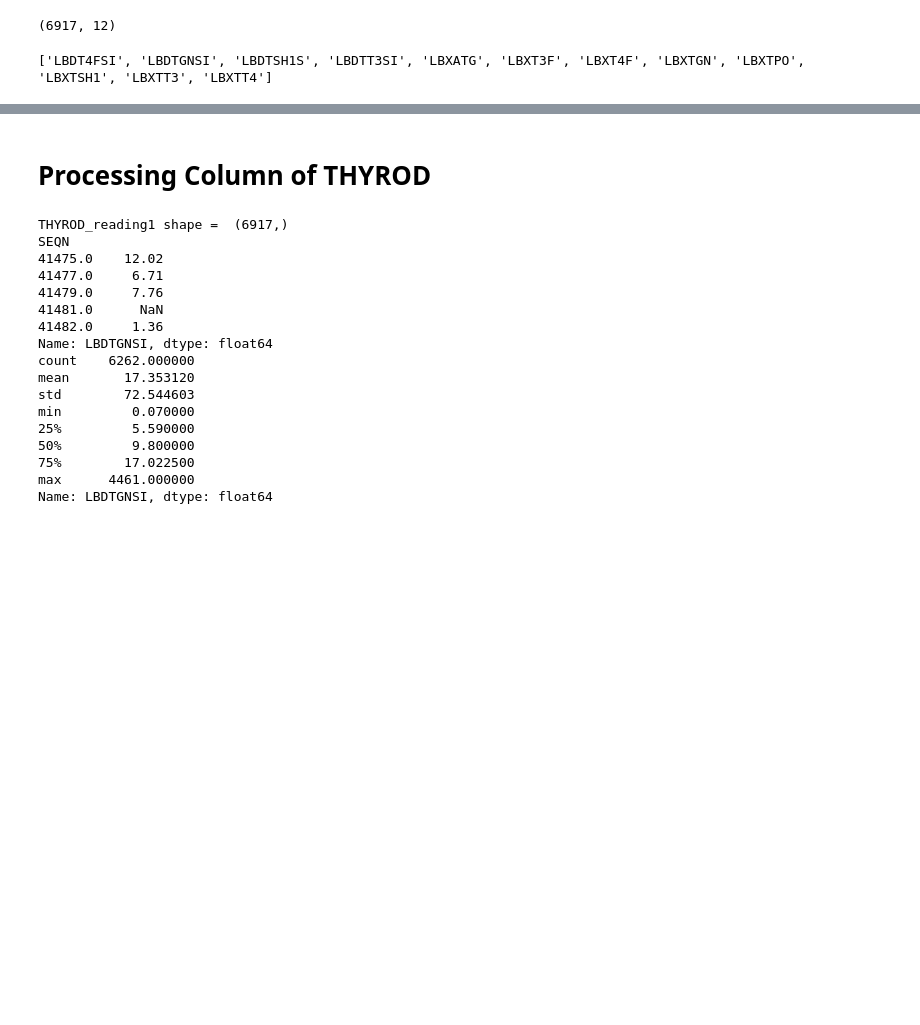
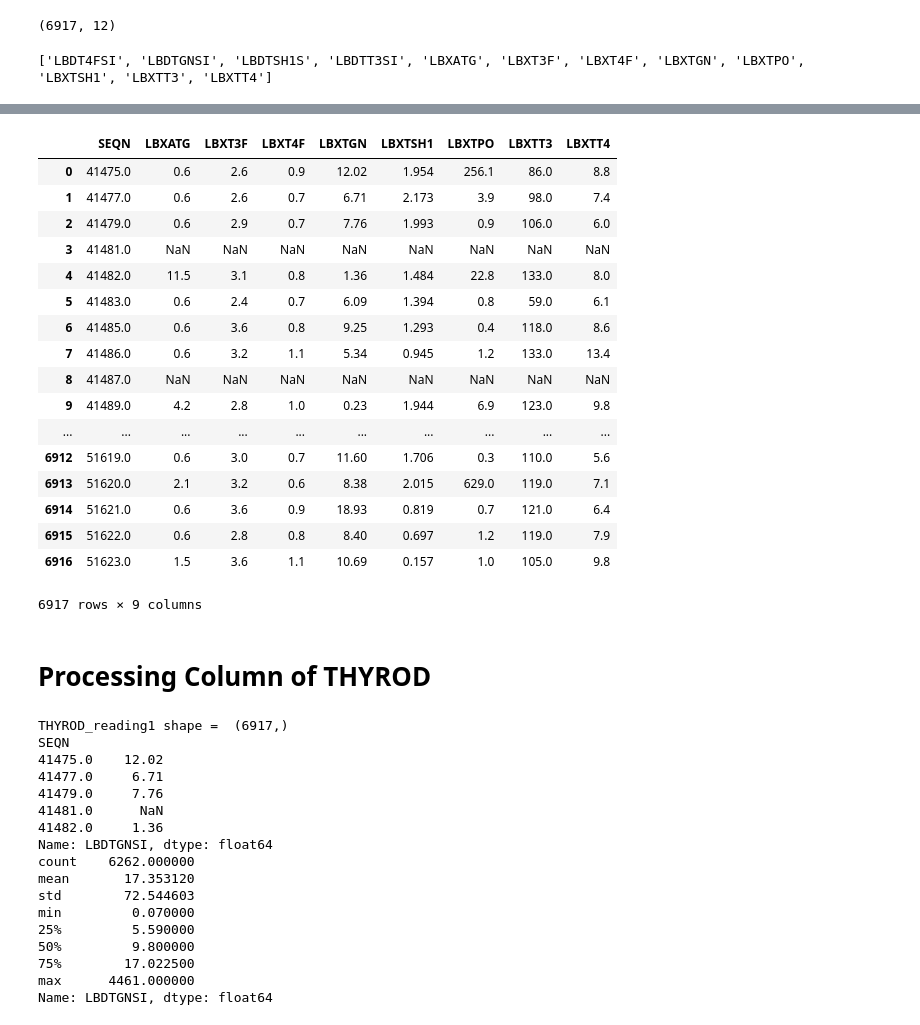
Before and after one commit to basyal4u/CDCDiab_2.0, a Jupyter notebook: P_Lab_THYROD.ipynb, the cells around one changed output, grey strips where cells are left out. Cells and saved outputs as stored; diff of their text form; code cells hidden in the pictures; blank space fills up the shorter version.

```diff
--- a/P_Lab_THYROD.ipynb
+++ b/P_Lab_THYROD.ipynb
@@ -28,0 +45,2 @@ print(sorted(A))
+# %%
+THYROD_filter = THYROD.filter(['LBXATG','LBXT3F','LBXT4F','LBXTGN','LBXTSH1','LBXTPO','LBXTT3','LBXTT4'])
@@ -28,0 +59,21 @@ print(sorted(A))
+# %%
+THYROD_filter.reset_index()
+# %% [output]
+|  | SEQN | LBXATG | LBXT3F | LBXT4F | LBXTGN | LBXTSH1 | LBXTPO | LBXTT3 | LBXTT4 |
+| 0 | 41475.0 | 0.6 | 2.6 | 0.9 | 12.02 | 1.954 | 256.1 | 86.0 | 8.8 |
+| 1 | 41477.0 | 0.6 | 2.6 | 0.7 | 6.71 | 2.173 | 3.9 | 98.0 | 7.4 |
+| 2 | 41479.0 | 0.6 | 2.9 | 0.7 | 7.76 | 1.993 | 0.9 | 106.0 | 6.0 |
+| 3 | 41481.0 | NaN | NaN | NaN | NaN | NaN | NaN | NaN | NaN |
+| 4 | 41482.0 | 11.5 | 3.1 | 0.8 | 1.36 | 1.484 | 22.8 | 133.0 | 8.0 |
+| 5 | 41483.0 | 0.6 | 2.4 | 0.7 | 6.09 | 1.394 | 0.8 | 59.0 | 6.1 |
+| 6 | 41485.0 | 0.6 | 3.6 | 0.8 | 9.25 | 1.293 | 0.4 | 118.0 | 8.6 |
+| 7 | 41486.0 | 0.6 | 3.2 | 1.1 | 5.34 | 0.945 | 1.2 | 133.0 | 13.4 |
+| 8 | 41487.0 | NaN | NaN | NaN | NaN | NaN | NaN | NaN | NaN |
+| 9 | 41489.0 | 4.2 | 2.8 | 1.0 | 0.23 | 1.944 | 6.9 | 123.0 | 9.8 |
+| ... | ... | ... | ... | ... | ... | ... | ... | ... | ... |
+| 6912 | 51619.0 | 0.6 | 3.0 | 0.7 | 11.60 | 1.706 | 0.3 | 110.0 | 5.6 |
+| 6913 | 51620.0 | 2.1 | 3.2 | 0.6 | 8.38 | 2.015 | 629.0 | 119.0 | 7.1 |
+| 6914 | 51621.0 | 0.6 | 3.6 | 0.9 | 18.93 | 0.819 | 0.7 | 121.0 | 6.4 |
+| 6915 | 51622.0 | 0.6 | 2.8 | 0.8 | 8.40 | 0.697 | 1.2 | 119.0 | 7.9 |
+| 6916 | 51623.0 | 1.5 | 3.6 | 1.1 | 10.69 | 0.157 | 1.0 | 105.0 | 9.8 |
+6917 rows × 9 columns
```
Also changed, not shown: parts of 3 cells of this notebook, 13 other files.
